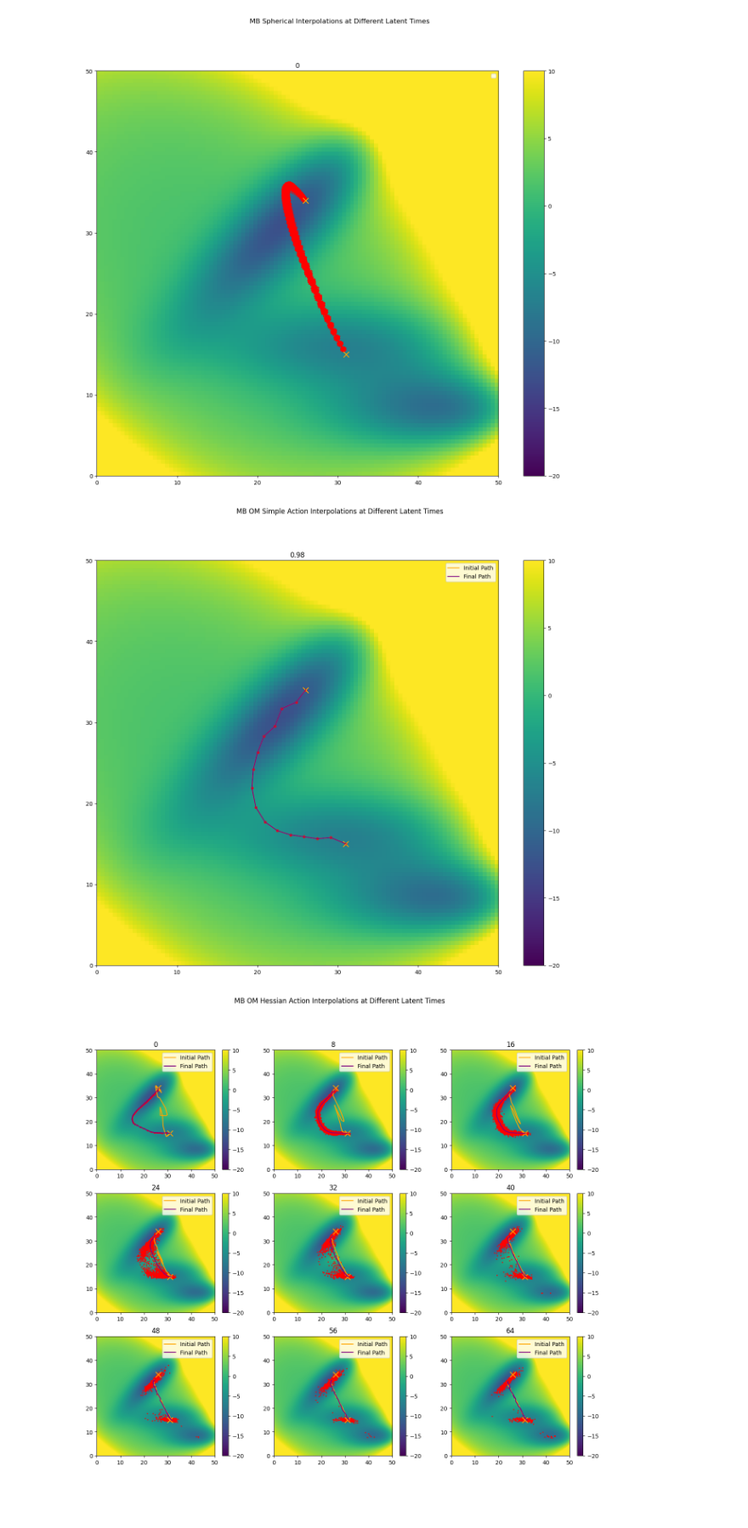
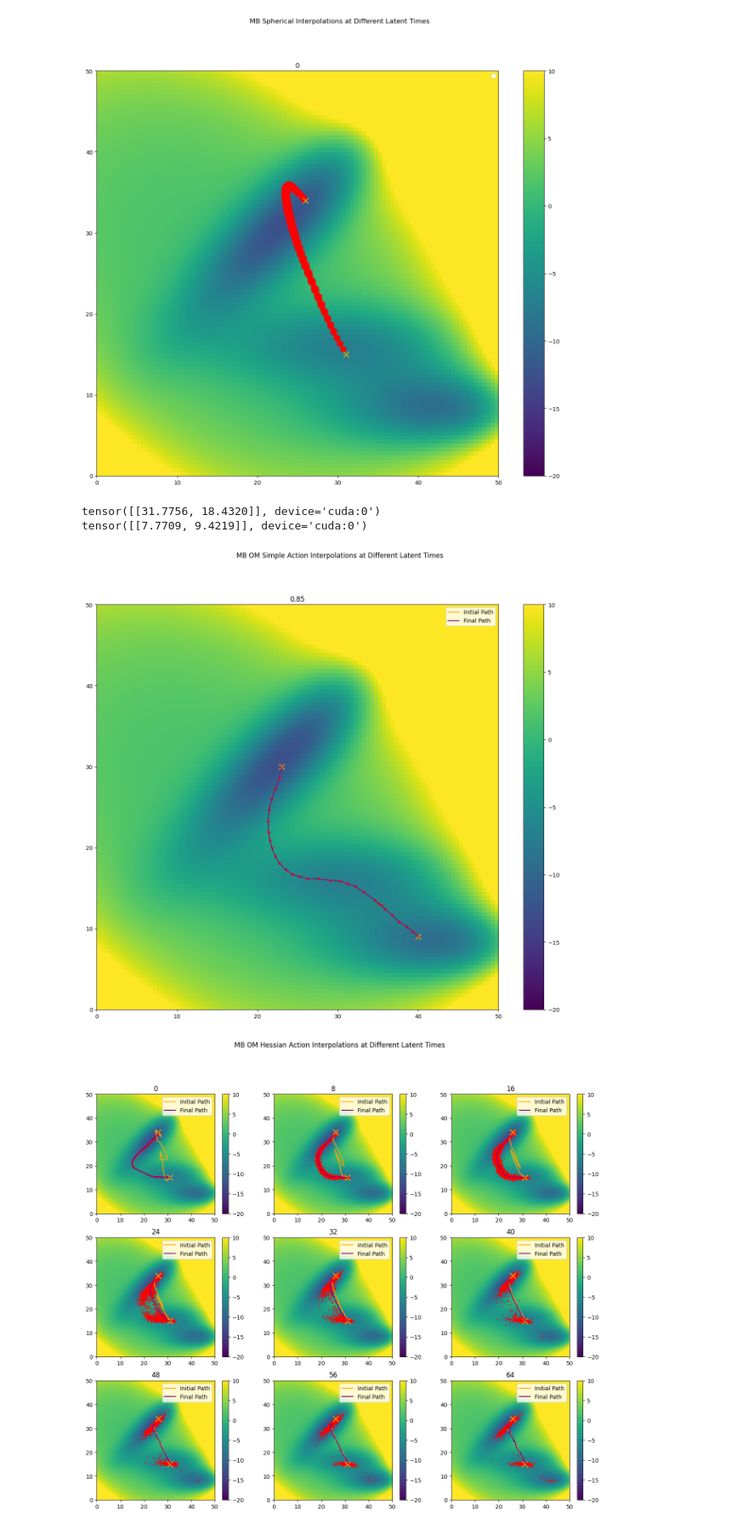
Before and after one commit to michael-psenka/OM-TPS, a Jupyter notebook: train_flowmatch_mb.ipynb, the cells around one changed output. Shown at 85% size. Cells and saved outputs as stored; diff of their text form; code cells hidden in the pictures; blank space fills up the shorter version.

```diff
--- a/train_flowmatch_mb.ipynb
+++ b/train_flowmatch_mb.ipynb
@@ -291,7 +291,7 @@ from simpleMB import SimpleMB
 import random
 from ase import units
 import math
-from contextlib import nullcontext
+# from contextlib import nuwllcontext
 
 
 from torch import nn, Tensor
@@ -379,8 +379,11 @@ class MBFlowMatchingModel(torch.nn.Module):
     def laplacian_func(self, x, t):
         hessian_fn = torch.func.jacrev(self.force_func, argnums = 0)
         hessian = hessian_fn(x, t) # shape of [P x 2 x P x 2]
-        indices = torch.arange(x.shape[0])
-        laplace = torch.vmap(torch.diag)(hessian[indices, :, indices, :])
+        # Extract the diagonal of the Hessian along the last two dimensions
+        diag_hessian = torch.diagonal(hessian, dim1=1, dim2=-1)
+        diag2_hessian = torch.diagonal(diag_hessian, dim1=0, dim2=1)
+        # Sum over the last dimension (which corresponds to the second derivatives across different dimensions)
+        laplace = diag2_hessian.sum(dim=0)
         return laplace
 
     def forward_flow(self, x, t, z=None):
@@ -474,7 +477,7 @@ class MBFlowMatchingModel(torch.nn.Module):
 
         return xs
 
-    def om_interpolation(self, x1, x2, path_length, latent_time, num_paths = 10, action_cls = TruncatedAction, initial_guess_fn = torch.lerp, om_steps = 100, lr = 2e-1, anneal = False, temperature = 1.0, subsample_points_percent=None, subsample_dimensions_percent=None, D=0.1, dt=0.01, gamma=0.01):
+    def om_interpolation(self, x1, x2, path_length, latent_time, num_paths = 10, action_cls = S2Action, initial_guess_fn = torch.lerp, om_steps = 100, lr = 2e-1, anneal = False, temperature = 1.0, subsample_points_percent=None, subsample_dimensions_percent=None, D=0.1, dt=0.01, gamma=0.01):
         """"
         Encode the two points into latent space, linearly interpolate, and decode
         Note: Expects x1 and x2 to be normalized.
@@ -496,11 +499,11 @@ class MBFlowMatchingModel(torch.nn.Module):
         original_x1 = x1.clone()
         original_x2 = x2.clone()
         # with torch.no_grad():
-        #     noise_1 = torch.randn_like(x1).to(self.device)
-        #     noise_2 = torch.randn_like(x2).to(self.device)
+            # noise_1 = torch.randn_like(x1).to(self.device)
+            # noise_2 = torch.randn_like(x2).to(self.device)
 
-        #     noised_x1 = self.forward_flow(x1, latent_time, noise_1)
-        #     noised_x2 = self.forward_flow(x2, latent_time, noise_2)
+            # noised_x1 = self.forward_flow(x1, latent_time, noise_1)
+            # noised_x2 = self.forward_flow(x2, latent_time, noise_2)
 
         noised_x1 = original_x1
         noised_x2 = original_x2
@@ -508,7 +511,7 @@ class MBFlowMatchingModel(torch.nn.Module):
         # linear interpolation of noised_x1 and noised_x2
         noised_xs = torch.stack([initial_guess_fn(noised_x1.cpu(), noised_x2.cpu(), alpha) for alpha in torch.linspace(0, 1, path_length)])
         noised_xs = noised_xs.permute((1, 0, 2)).to(self.device)  # shape of [num_paths x path_length x 2]
-        optimizer = torch.optim.SGD([noised_xs], lr = lr)
+        optimizer = torch.optim.Adam([noised_xs], lr = lr)
 
         pbar = tqdm(range(om_steps))
         paths = []
@@ -535,13 +538,15 @@ class MBFlowMatchingModel(torch.nn.Module):
                 force_func = lambda x: self.force_func(x, torch.tensor([diff_time], device="cuda"))
                 # force_func = lambda x: potential.force_func(x)[1]
                 laplace = lambda x: self.laplacian_func(x, torch.tensor([diff_time], device="cuda"))
-                action_func = action_cls(force_func = force_func, laplace_func=laplace, dt = dt, gamma = gamma, D = D) # TODO: figure out dt, gamma, D
+                action_func = action_cls(sample_force_func = force_func, laplace_func=laplace, dt = dt, gamma = gamma, D = D) # TODO: figure out dt, gamma, D
+
 
                 action = torch.vmap(action_func, randomness="different")(noised_xs).mean()
                 actions.append(action.item())
 
                 pred_force = force_func(noised_xs.reshape(-1, 2))
                 true_force = potential.force_func(noised_xs.reshape(-1, 2))[1]
+
                 # if diff_time == 0:
                 #     print("Cosine similarity", F.cosine_similarity(pred_force, true_force).mean().item())
 
@@ -704,10 +709,10 @@ from src.utils import validate_git_status
 
 # Training config
 config = {
-    "n_epochs": 50,
+    "n_epochs": 100,
     "batch_size": 4096,
     "num_steps": 20,
-    "lr": 0.001,
+    "lr": 0.0012,
     "force_supervision_level": None,
     "mlp_hidden_dim": 512,
     "conservative": False
@@ -863,8 +875,8 @@ np.save("mb_std.npy", get_numpy(std))
 latent_times = torch.linspace(0, 1, 9).to(torch.long).to(device)
 
 # start and end points for interpolation - different from basins to ensure we're not just i.i.d sampling
-x1 = torch.Tensor([[26, 34]]).to(device)
-x2 = torch.Tensor([[31, 15]]).to(device)
+x1 = torch.Tensor([[23, 30]]).to(device)
+x2 = torch.Tensor([[40, 9]]).to(device)
 
 # Normalize the points
 x1 = (x1 - mean) / std
@@ -889,28 +901,39 @@ samples = samples*std + mean
 save_multi_scatter_2d(get_numpy(samples.reshape(len(latent_times), -1, 2)), latent_times, title = "MB Spherical Interpolations at Different Latent Times")
 # %% [output]
 [figure]
+# %%
+print(mean)
+print(std)
+# %% [output]
+tensor([[31.7756, 18.4320]], device='cuda:0')
+tensor([[7.7709, 9.4219]], device='cuda:0')
 # %%
 # om interpolation in diffusion space - SimpleAction
+# 0.0025
 latent_times = torch.linspace(0, 64, 9).to(torch.long).to(device)
-latent_times = [0.98]
+latent_times = [0.85]
 mlp = MLP(input_dim=2, time_dim=1, hidden_dim=config["mlp_hidden_dim"]).to(device)
 mlp.load_state_dict(torch.load("mb_flowmatching_model.pt"))
 model = MBFlowMatchingModel(mlp, num_steps = 20, device = device).to(device).to(torch.float32)
-out = [model.om_interpolation(x1, x2, path_length=16, num_paths = 1, latent_time=time, om_steps = 1000, lr = 1e-1, subsample_points_percent=None, subsample_dimensions_percent=None, dt=0.0023) for time in latent_times]
+out = [model.om_interpolation(x1, x2, path_length=30, num_paths = 1, latent_time=time, om_steps = 1000, lr = 2e-1, subsample_points_percent=None, subsample_dimensions_percent=None, dt=0.001, D=2) for time in latent_times]
 
 samples, paths, actions, grad_ratios = zip(*out)
 samples = torch.stack(samples) # [9 x num_paths x path_length x 2]
 samples = samples*std + mean
 samples = get_numpy(samples.reshape(len(latent_times), -1, 2))
 
 paths = torch.stack([torch.stack(p) for p in paths]) #[9 x om_steps/save_every x num_paths x path_length x 2]
 paths = paths*std + mean
 
 paths = get_numpy(paths.mean(dim = 2)) # average over paths
 
+# save paths
+np.save("mb_om_samples_D2.npy", samples)
+np.save("mb_om_paths_D2.npy", paths)
+
 save_multi_scatter_2d(samples, latent_times, title = "MB OM Simple Action Interpolations at Different Latent Times", paths = paths)
 # %% [output]
-[figure, old version]
+[figure, new version]
 # %%
 #  om interpolation in diffusion space - S2Action
 mlp = MLP(3, 256, 2, device).to(device).to(torch.float32)
```
Also changed, not shown: parts of 4 cells of this notebook, 12 other files.
